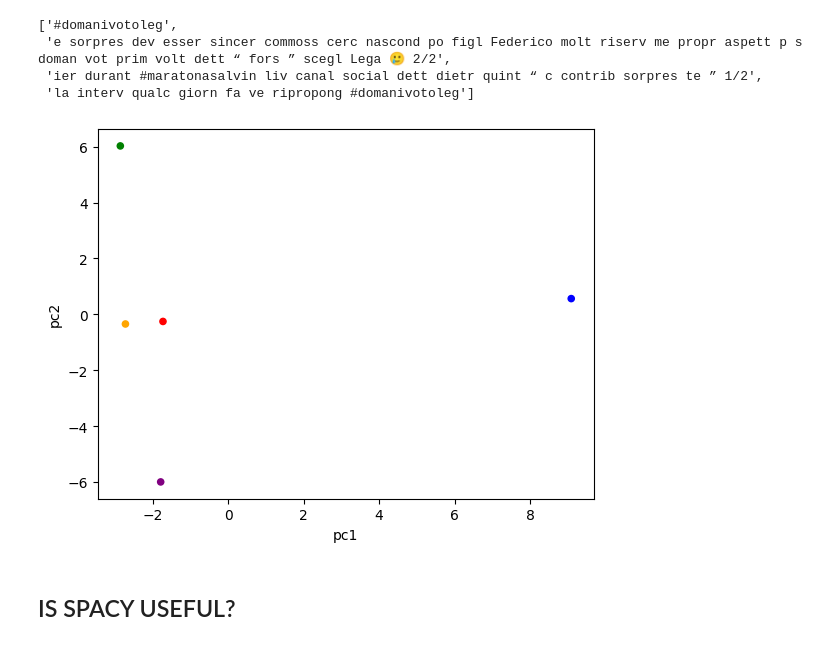
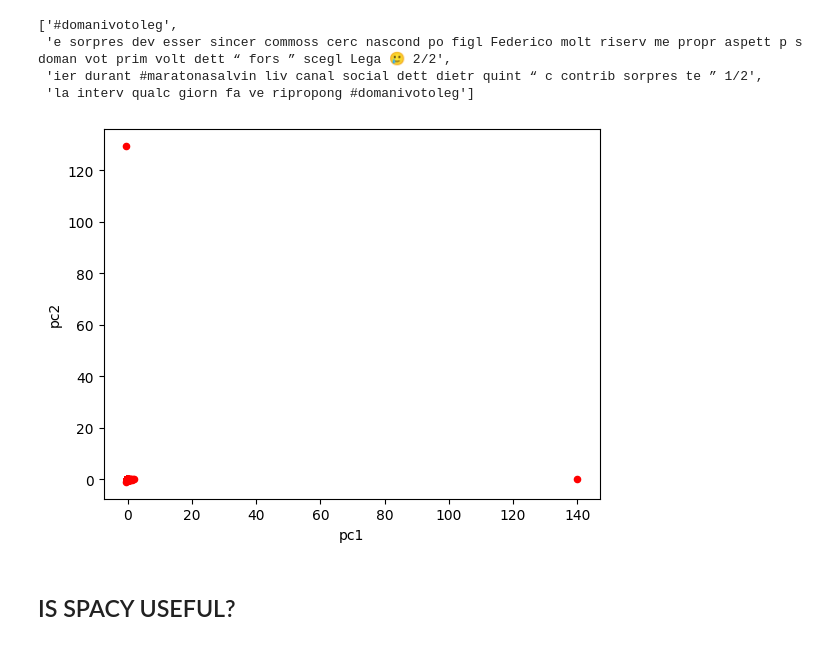
Before and after one commit to bigliolimatteo/how-politicians-change-their-mind, a Jupyter notebook: data_cleaning.ipynb, the cells around one changed output. Saved outputs shown, nothing was run; the diff lists cells and outputs as text; code cells hidden in the pictures.

```diff
--- a/data_cleaning.ipynb
+++ b/data_cleaning.ipynb
@@ -213,7 +201,7 @@ stemmed_data = {politician: [stem(tweet, OurStemmer(open("words.txt", "r").read(
 # %% [markdown]
 ### Tfidf
 # %%
-test_docs = [' '.join(tweet) for tweet in stemmed_data["salvini"][0:5]]
+test_docs = [' '.join(tweet) for tweet in stemmed_data["salvini"]]
 
 #   tf–idf
 tfidf_vectorizer = TfidfVectorizer()
@@ -312,10 +299,10 @@ test_docs
  'ier durant #maratonasalvin liv canal social dett dietr quint “ c contrib sorpres te ” 1/2',
  'la interv qualc giorn fa ve ripropong #domanivotoleg']
 # %%
-X_pca.plot(kind = 'scatter', x = 'pc1', y = 'pc2', color = ['red','blue','green','orange', 'purple'])
+X_pca.plot(kind = 'scatter', x = 'pc1', y = 'pc2', color = ['red'])
 plt.show()
 # %% [output]
-[figure, old version]
+[figure, new version]
 # %%
 cleaned_tweet = list()
 
```
Also changed, not shown: parts of 8 cells of this notebook.
